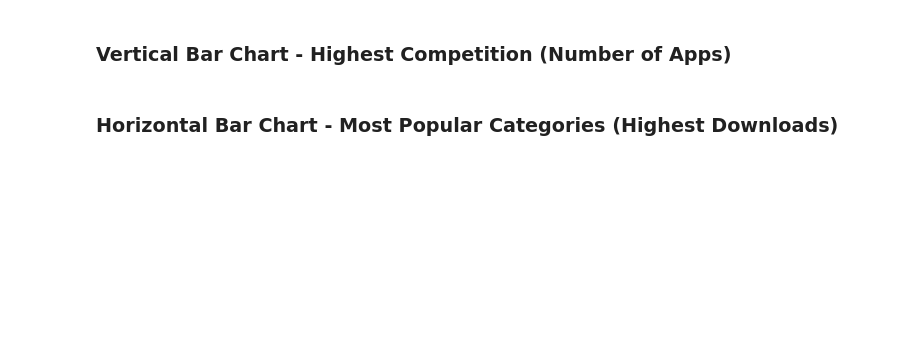
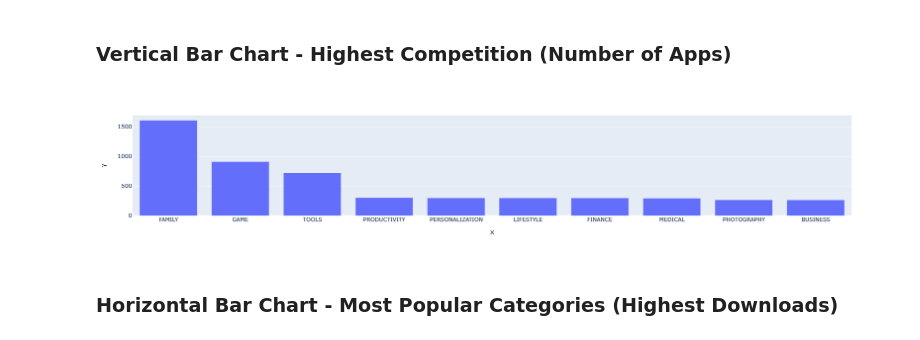
Before and after one commit to ArieKnoester/google-play-store-jupyter-notebook, a Jupyter notebook: Google_Play_Store_App_Analytics.ipynb, the cells around one changed output. Drawn from its saved outputs; the diff is of its cells as text; code cells hidden in the pictures; blank space fills up the shorter version.

Commit message:
Adds bar charts for category analysis

```diff
--- a/Google_Play_Store_App_Analytics.ipynb
+++ b/Google_Play_Store_App_Analytics.ipynb
@@ -394,0 +400,3 @@ df_apps_clean.sort_values('Revenue_Estimate', ascending=False)[:10]
+# %%
+top_10_categories = df_apps_clean.Category.value_counts()[:10]
+top_10_categories
@@ -395,4 +416,10 @@ df_apps_clean.sort_values('Revenue_Estimate', ascending=False)[:10]
 # %% [markdown]
 ### Vertical Bar Chart - Highest Competition (Number of Apps)
+# %%
+# Family and Game apps appear to be the most competitive categories.
+bar = px.bar(x=top_10_categories.index, y=top_10_categories.values)
+bar.show()
+# %% [output]
+[figure, added]
 # %% [markdown]
 ### Horizontal Bar Chart - Most Popular Categories (Highest Downloads)
```
Also changed, not shown: parts of 4 cells of this notebook.
